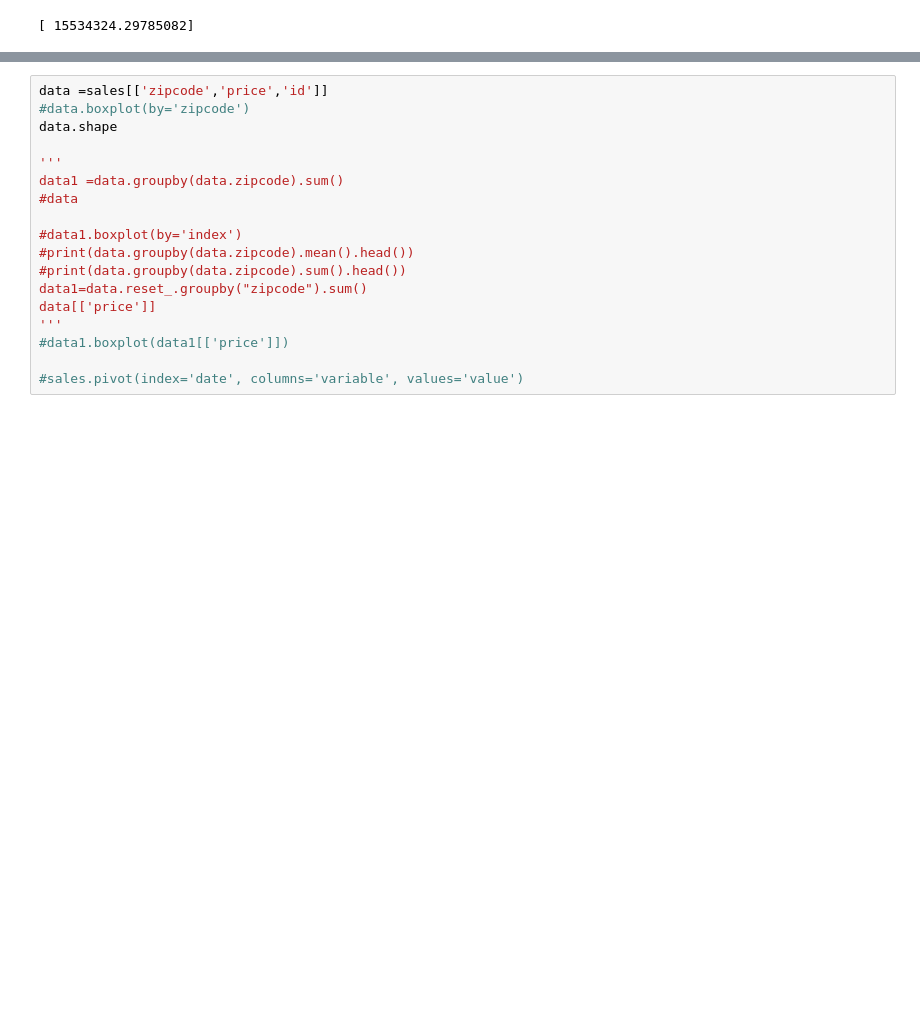
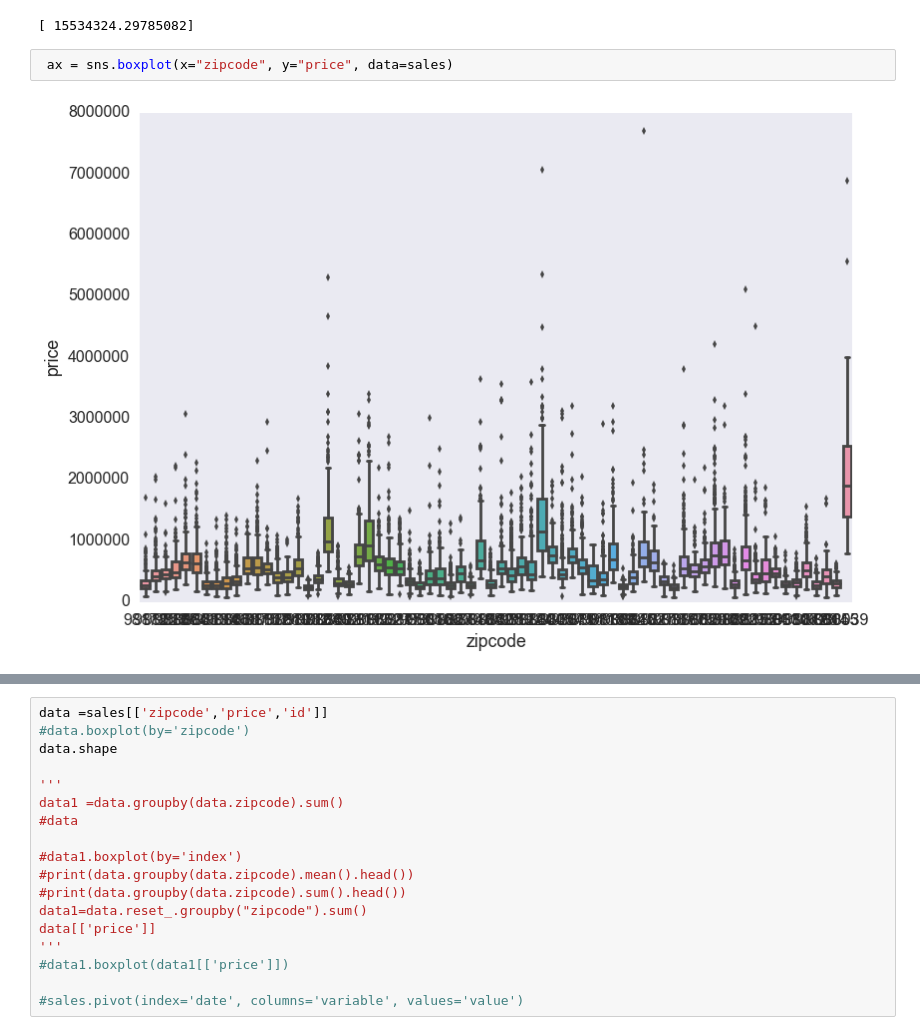
Before and after one commit to clauxx/machineLearningWashington, a Jupyter notebook: Predicting Houses Revisted.ipynb, the cells around one changed output, grey strips where cells are left out. Drawn from its saved outputs; the diff is of its cells as text; blank space fills up the shorter version.

```diff
--- a/Predicting Houses Revisted.ipynb
+++ b/Predicting Houses Revisted.ipynb
@@ -267,6 +276,10 @@ bill_gates_features=[8,25,50000,4,98039]
 print(regr.predict(bill_gates_features))
 # %% [output]
 [ 15534324.29785082]
+# %%
+ ax = sns.boxplot(x="zipcode", y="price", data=sales)
+# %% [output]
+[figure, added]
 # %%
 
 #data = data.reset_index().groupby('zipcode').sum()
```
Also changed, not shown: parts of 14 cells of this notebook, 1 other file.
